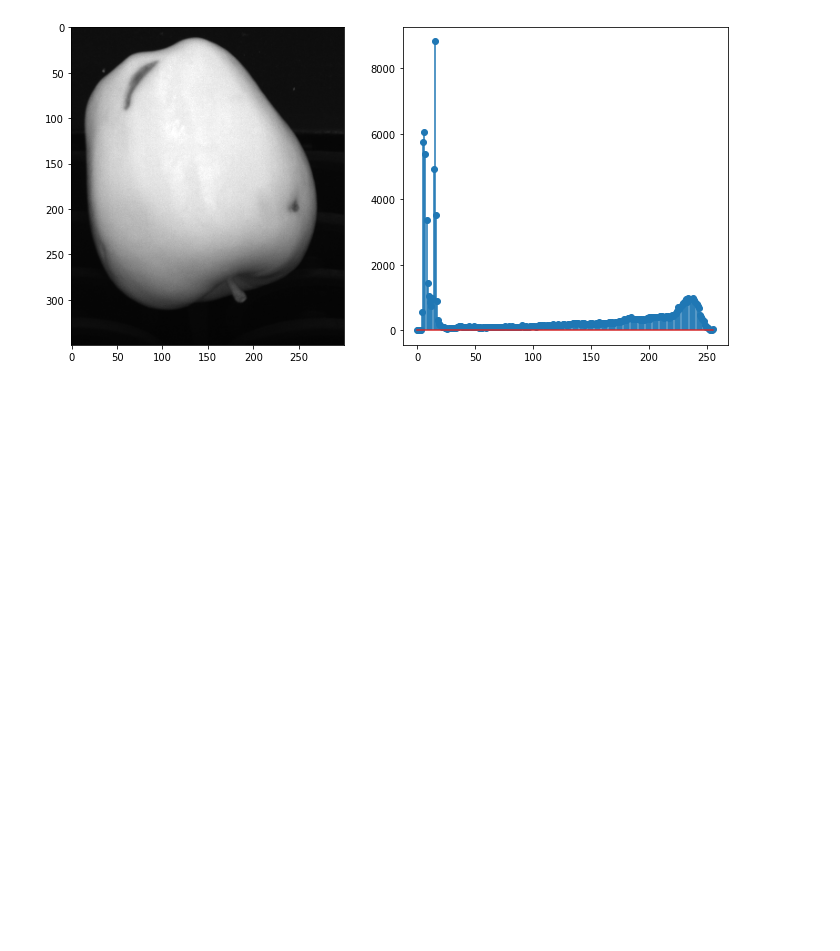
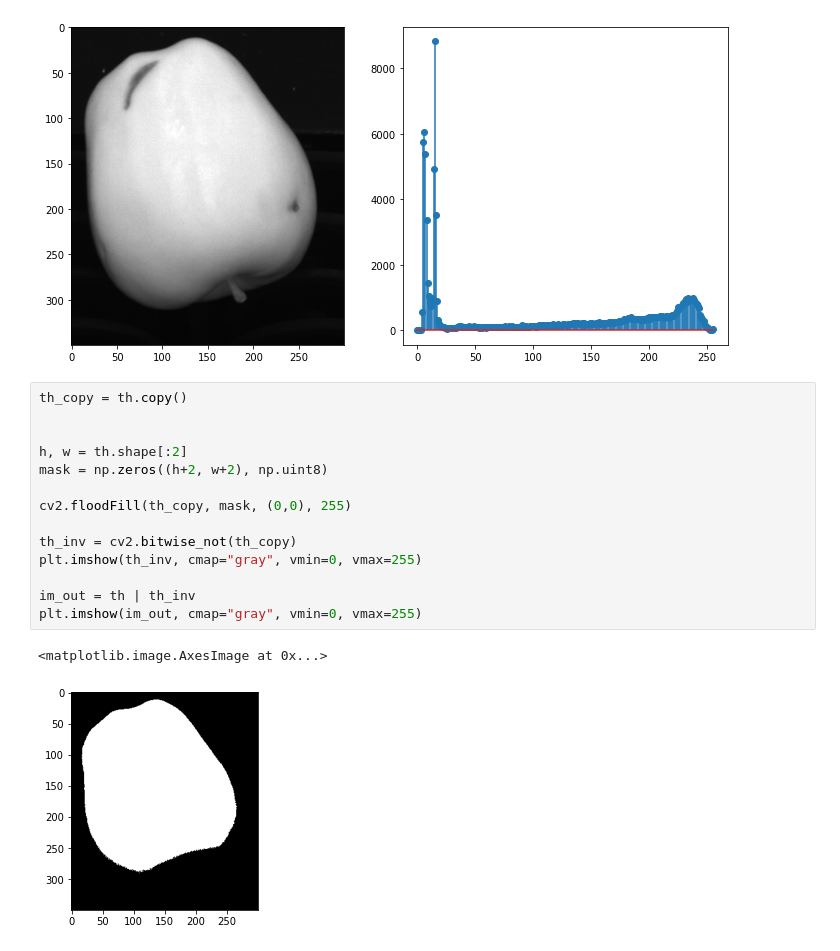
Before and after one commit to camilladybdal/fruit-inspection, a Jupyter notebook: fruit-inspection.ipynb, the cells around one changed output. Saved outputs shown, nothing was run; the diff lists cells and outputs as text; blank space fills up the shorter version.

Commit message:
outline image by creating minary mask

```diff
--- a/fruit-inspection.ipynb
+++ b/fruit-inspection.ipynb
@@ -50,3 +50,20 @@ image_summary(image=image)
 # %% [output]
 [figure]
 [figure]
+# %%
+th_copy = th.copy()
+
+
+h, w = th.shape[:2]
+mask = np.zeros((h+2, w+2), np.uint8)
+
+cv2.floodFill(th_copy, mask, (0,0), 255)
+
+th_inv = cv2.bitwise_not(th_copy)
+plt.imshow(th_inv, cmap="gray", vmin=0, vmax=255)
+
+im_out = th | th_inv
+plt.imshow(im_out, cmap="gray", vmin=0, vmax=255)
+# %% [output]
+<matplotlib.image.AxesImage at 0x...>
+[figure, added]
```
